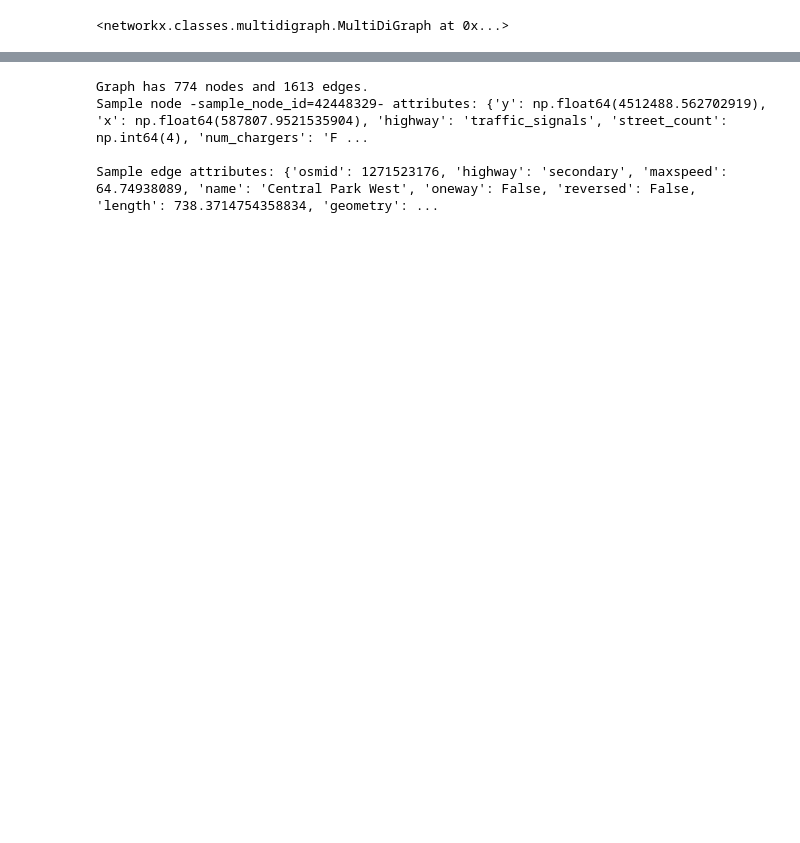
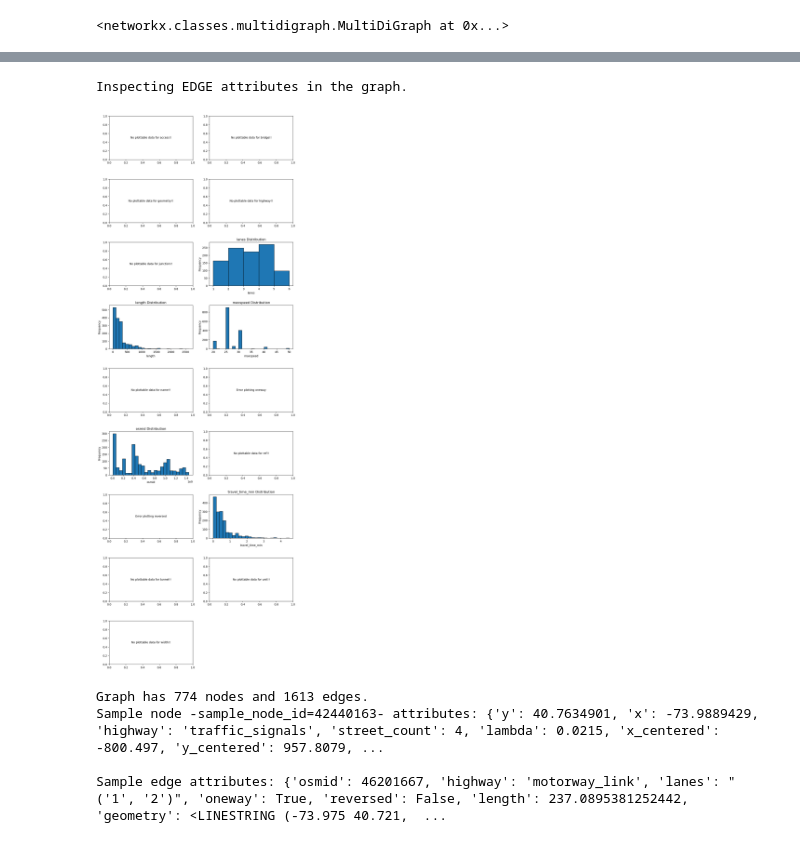
Before and after one commit to akseldkw07/Waymo-Agent, a Jupyter notebook: notebooks/LOAD-MAP.ipynb, the cells around one changed output, grey strips where cells are left out. Cells and saved outputs as stored; diff of their text form; code cells hidden in the pictures; blank space fills up the shorter version.

```diff
--- a/notebooks/LOAD-MAP.ipynb
+++ b/notebooks/LOAD-MAP.ipynb
@@ -45,7 +33,12 @@ for n, d in G_proj.nodes(data=True):
+# %%
+hist_ALL(env.graph, "edge")
+# %% [output]
+Inspecting EDGE attributes in the graph.
+[figure, added]
 # %%
-inspect_graph(G_proj)
+inspect_graph(G)
 # %% [output]
 Graph has 774 nodes and 1613 edges.
-Sample node -sample_node_id=42448329- attributes: {'y': np.float64(4512488.562702919), 'x': np.float64(587807.9521535904), 'highway': 'traffic_signals', 'street_count': np.int64(4), 'num_chargers': 'F ...
+Sample node -sample_node_id=42440163- attributes: {'y': 40.7634901, 'x': -73.9889429, 'highway': 'traffic_signals', 'street_count': 4, 'lambda': 0.0215, 'x_centered': -800.497, 'y_centered': 957.8079, ...
 
-Sample edge attributes: {'osmid': 1271523176, 'highway': 'secondary', 'maxspeed': 64.74938089, 'name': 'Central Park West', 'oneway': False, 'reversed': False, 'length': 738.3714754358834, 'geometry': ...
+Sample edge attributes: {'osmid': 46201667, 'highway': 'motorway_link', 'lanes': "('1', '2')", 'oneway': True, 'reversed': False, 'length': 237.0895381252442, 'geometry': <LINESTRING (-73.975 40.721,  ...
```
Also changed, not shown: parts of 12 cells of this notebook, 14 other files.
